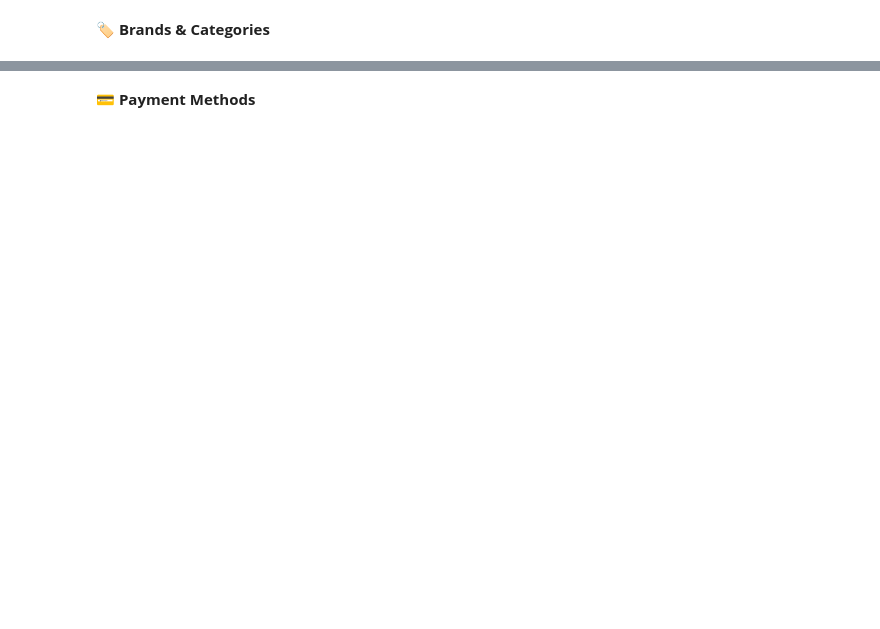
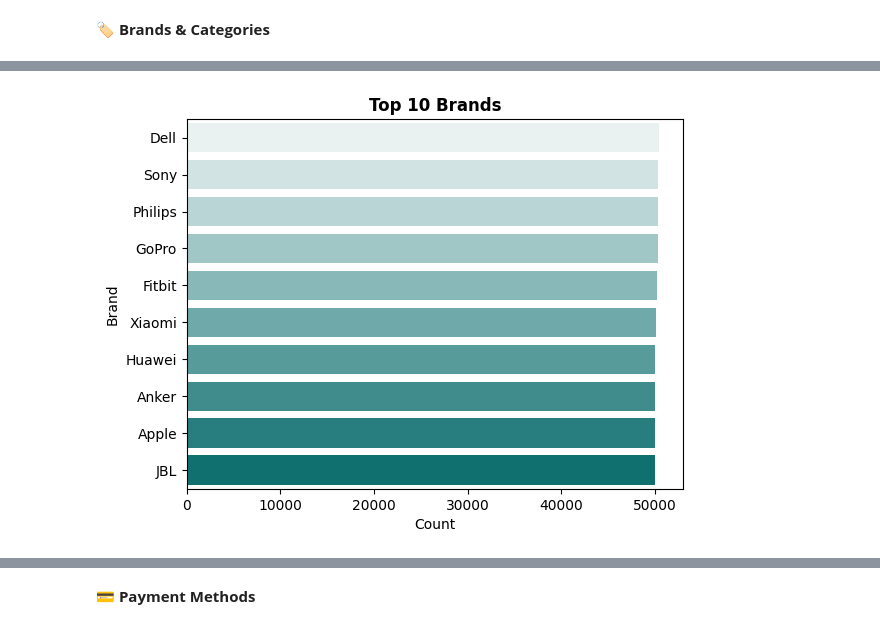
Before and after one commit to Kareemggoda/Global-E-Commerce-Analysis-, a Jupyter notebook: global-e-commerce-analysis.ipynb, the cells around one changed output, grey strips where cells are left out. Saved outputs shown, nothing was run; the diff lists cells and outputs as text; code cells hidden in the pictures; blank space fills up the shorter version.

```diff
--- a/global-e-commerce-analysis.ipynb
+++ b/global-e-commerce-analysis.ipynb
@@ -143,14 +265,18 @@ print(table)
 # %%
+top_brands = df["brand"].value_counts().head(10).reset_index()
+top_brands.columns = ["brand", "count"]
 sns.barplot(
     x="count",
     y="brand",
     data=top_brands,
     palette=sns.color_palette("light:#008080", n_colors=len(top_brands))
 )
 plt.title("Top 10 Brands", fontweight="bold")
 plt.xlabel("Count")
 plt.ylabel("Brand")
 plt.show()
+# %% [output]
+[figure, added]
 # %%
 table = df["category"].value_counts().reset_index()
 table.columns = ["category", "count"]
```
Also changed, not shown: parts of 52 cells of this notebook.
